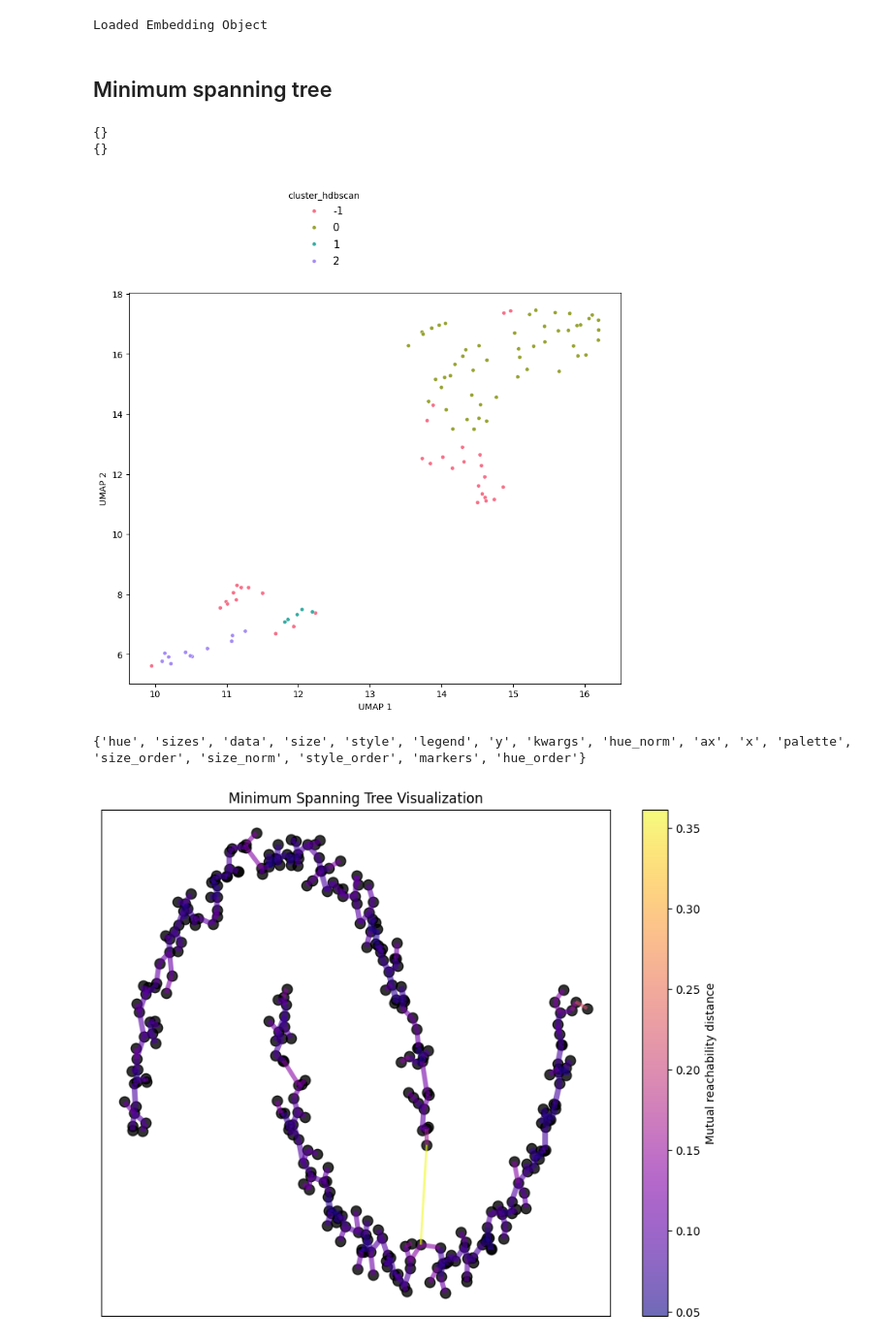
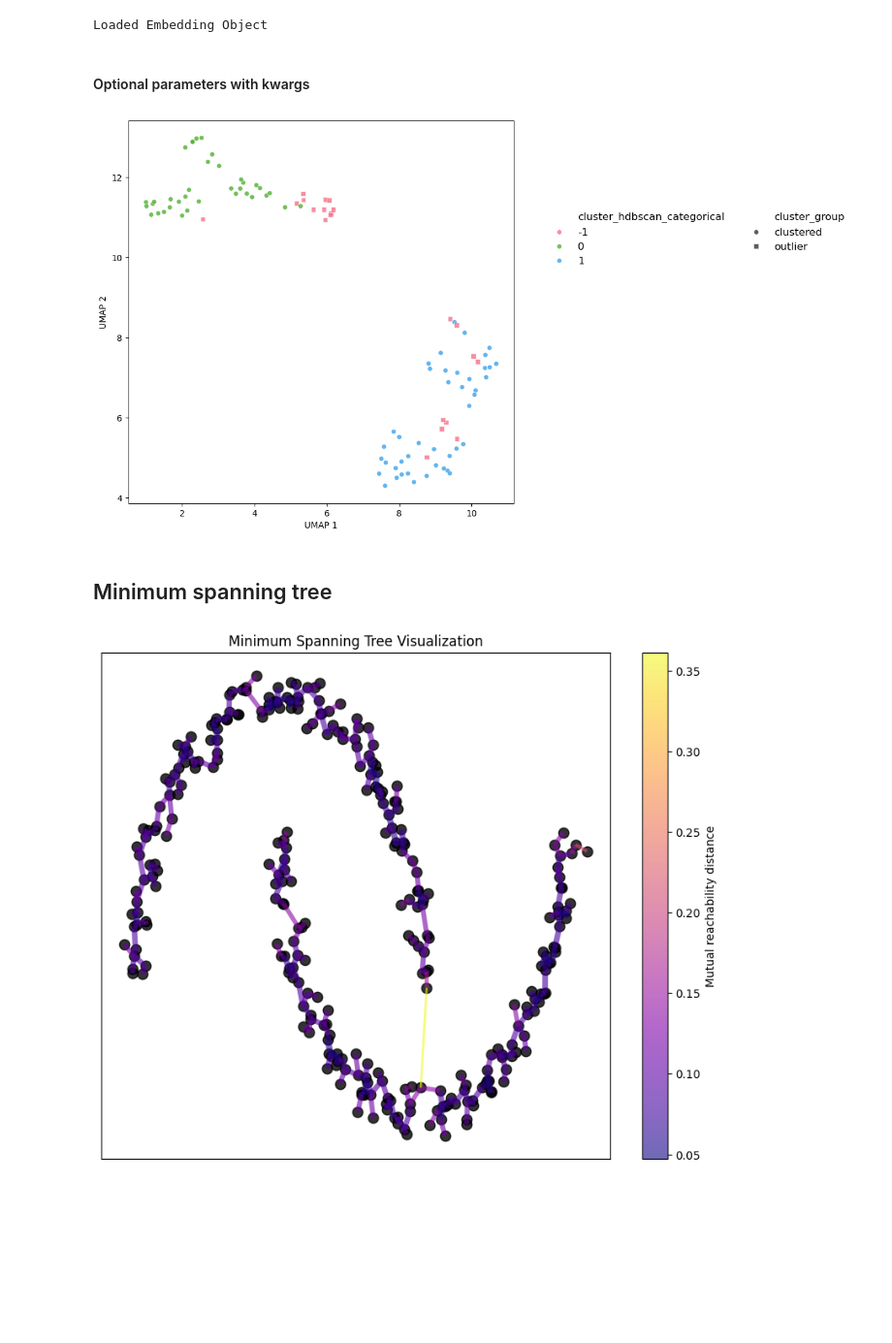
Before and after one commit to i3-unit/TCRpeg_i3, a Jupyter notebook: tutorial_umap.ipynb, the cells around one changed output. Shown at 97% size. Cells and saved outputs as stored; diff of their text form; code cells hidden in the pictures; blank space fills up the shorter version.

Commit message:
UMAP options

```diff
--- a/tutorial_umap.ipynb
+++ b/tutorial_umap.ipynb
@@ -62,22 +60,20 @@ sample_1_clusters_umap = UMAPGenerator(sample_1_clusters)
 Loaded Embedding Object
 # %%
 sample_1_clusters_umap.run()
+# %% [markdown]
+#### Optional parameters with kwargs
+# %%
+sample_1_clusters_umap.plot_umap(hue='cluster_hdbscan', edgecolor='white',
+                                 alpha=0.8, style='cluster_group',
+                                 figsize=(8, 8), s=30,
+                                 scatter_kwargs={'markers': ["o", "s"],
+                                              'style_order': ['clustered', 'outlier']},
+                                 legend_kwargs={'loc': 'upper right', 'bbox_to_anchor': (1.9, 0.8),
+                                                'shadow':True})
+# %% [output]
+[figure, added]
 # %% [markdown]
 ## Minimum spanning tree
-# %%
-sample_1_clusters_umap.plot_umap(hue='cluster_hdbscan')
-# %% [output]
-{}
-{}
-[figure, removed]
-# %%
-import inspect
-import seaborn as sns
-# import matplotlib.pyplot as plt
-# fig, ax = plt.subplots(figsize=(10, 8))
-print(set(inspect.signature(sns.scatterplot).parameters.keys()))
-# %% [output]
-{'hue', 'sizes', 'data', 'size', 'style', 'legend', 'y', 'kwargs', 'hue_norm', 'ax', 'x', 'palette', 'size_order', 'size_norm', 'style_order', 'markers', 'hue_order'}
 # %%
 import numpy as np
 import hdbscan
```
Also changed, not shown: parts of 6 cells of this notebook.
